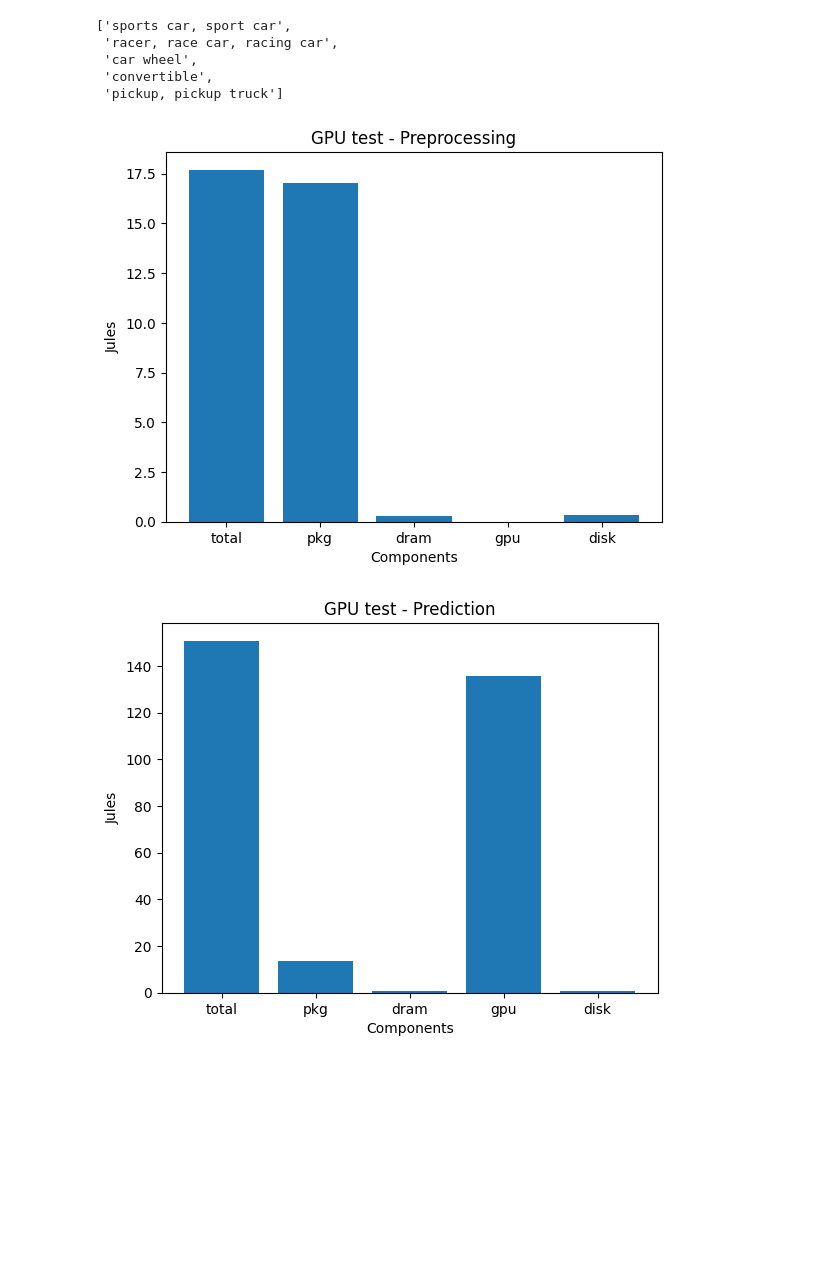
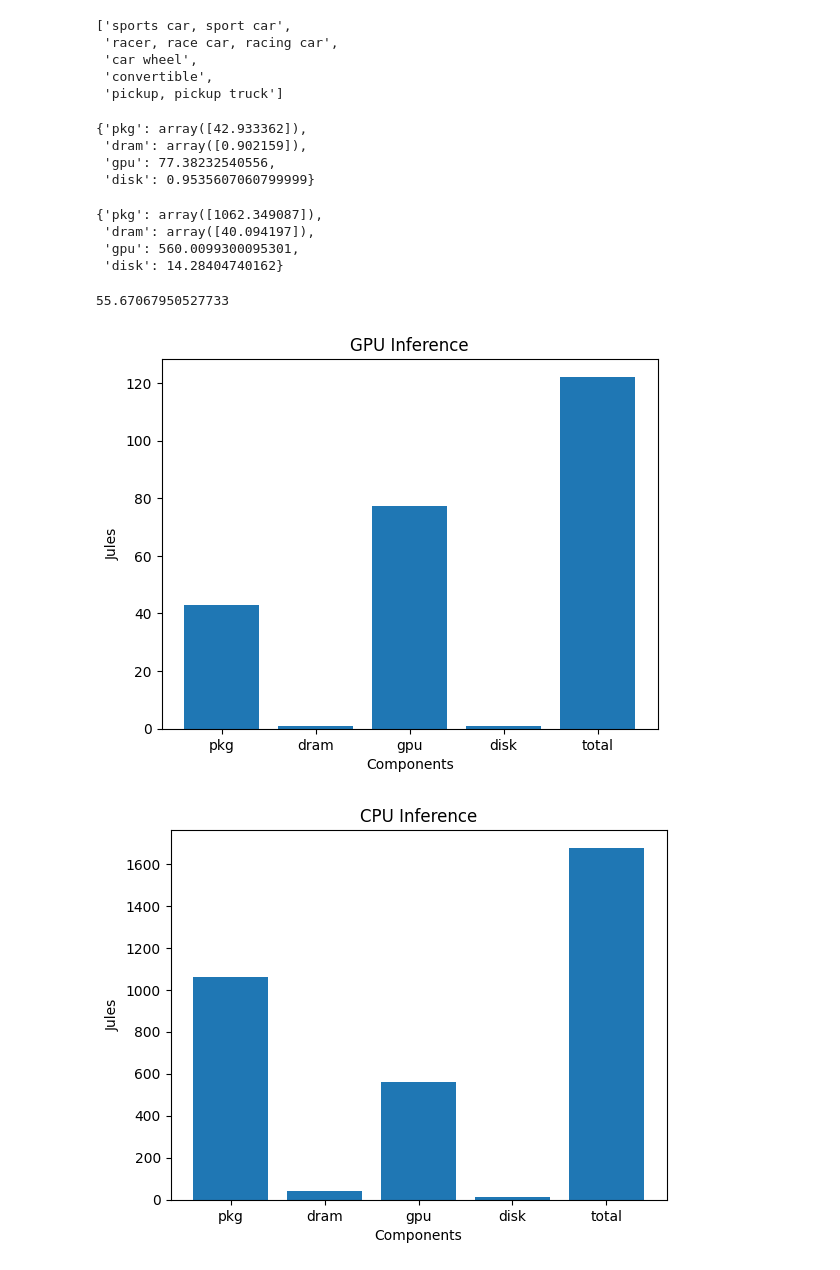
Before and after one commit to maufadel/EnergyMeter, a Jupyter notebook: Measuring_energy_consumption.ipynb, the cells around one changed output. Drawn from its saved outputs; the diff is of its cells as text; code cells hidden in the pictures; blank space fills up the shorter version.

Commit message:
Initial commit of energy_meter module

```diff
--- a/Measuring_energy_consumption.ipynb
+++ b/Measuring_energy_consumption.ipynb
@@ -64,15 +69,13 @@ meter_prediction.end()
 # %%
 # CPU
-
-pyRAPL.setup()
-meter_cpu_preprocessing = pyRAPL.Measurement('CPU test - Preprocessing')
-meter_cpu_prediction = pyRAPL.Measurement('CPU test - Prediction')
-
-meter_cpu_preprocessing.begin()
+meter_cpu = EnergyMeter(disk_avg_speed=1600*1e6,
+                        disk_active_power=6,
+                        disk_idle_power=1.42,
+                        label="CPU Inference")
+model.to("cpu")
+meter_cpu.begin()
 for _ in range(100):
     p_img = preprocess_data(img)
-meter_cpu_preprocessing.end()
-meter_cpu_prediction.begin()
-for _ in range(100):
-    probs, labels = predict(model.cpu(), p_img.cpu())
-meter_cpu_prediction.end()
+    probs, labels = predict(model, p_img)
+meter_cpu.end()
+# Here we should already stop the bash script.
@@ -120,20 +82,26 @@ def get_total_jules_per_component(foldername, meter):
+# %%
+meter_gpu.get_total_jules_per_component("meter_2023-06-19 12:43:24")
+# %% [output]
+{'pkg': array([42.933362]),
+ 'dram': array([0.902159]),
+ 'gpu': 77.38232540556,
+ 'disk': 0.9535607060799999}
+# %%
+# GPU still consumes a lot of power when idle:
+# https://forums.developer.nvidia.com/t/idle-power-usage-stuck-at-10-20watts-after-running-an-app/217520/10
+meter_cpu.get_total_jules_per_component("meter_2023-06-19 12:43:24")
+# %% [output]
+{'pkg': array([1062.349087]),
+ 'dram': array([40.094197]),
+ 'gpu': 560.0099300095301,
+ 'disk': 14.28404740162}
+# %%
+560/(meter_cpu.meter.result.duration*1e-6)
+# %% [output]
+55.67067950527733
 # %%
-import matplotlib.pyplot as plt
-
-def plot_total_jules_per_component(foldername, meter):
-    data = get_total_jules_per_component(foldername, meter)
-    keys = data.keys()
-    values = [float(val) for val in data.values()]
-
-    plt.bar(keys, values)
-    plt.xlabel('Components')
-    plt.ylabel('Jules')
-    plt.title(meter.label)
-
-    plt.show()
-
-plot_total_jules_per_component("meter_2023-06-15 22:54:53", meter_preprocessing)
-plot_total_jules_per_component("meter_2023-06-15 22:54:53", meter_prediction)
+meter_gpu.plot_total_jules_per_component("meter_2023-06-19 12:43:24")
+meter_cpu.plot_total_jules_per_component("meter_2023-06-19 12:43:24")
 # %% [output]
-[figure, old version]
+[figure, new version]
-[figure, old version]
+[figure, new version]
```
Also changed, not shown: parts of 6 cells of this notebook, 1 other file.
